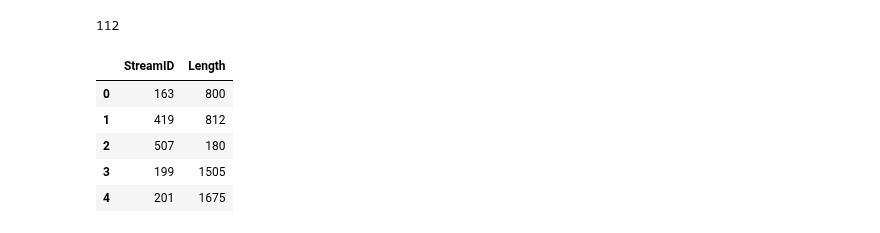
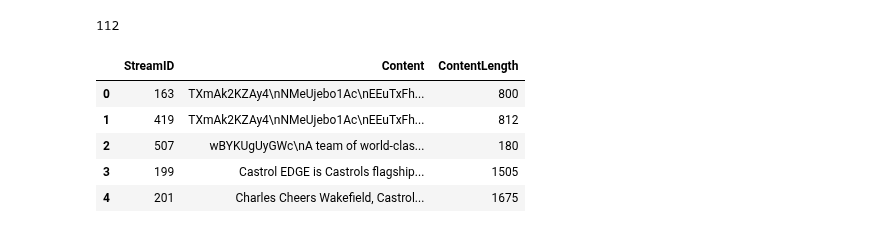
Before and after one commit to ace-racer/ContextualRecommender, a Jupyter notebook: jupyter_notebooks/stream_content_descriptive_text_analysis.ipynb, the cells around one changed output. Saved outputs shown, nothing was run; the diff lists cells and outputs as text; code cells hidden in the pictures.

Commit message:
Get required details in a dataframe

```diff
--- a/jupyter_notebooks/stream_content_descriptive_text_analysis.ipynb
+++ b/jupyter_notebooks/stream_content_descriptive_text_analysis.ipynb
@@ -62,20 +62,20 @@ len(stream_details_dict)
 # %%
 ## So we have 112 documents with the contents given by the values
 
 # what is the content length
-content_num_characters_dict = {k: len(stream_details_dict[k]) for k in stream_details_dict}
-content_num_characters_df = pd.DataFrame(list(content_num_characters_dict.items()), columns = ["StreamID", "Length"])
-content_num_characters_df.head()
+stream_details_df = pd.DataFrame(list(stream_details_dict.items()), columns = ["StreamID", "Content"])
+stream_details_df["ContentLength"] = stream_details_df["Content"].str.len()
+stream_details_df.head()
 # largest, average and minimum
 # convert case, remove punctuations
 # stem the words
 # check the frequencies
 # perform TF-IDF to get the scores for words for each document
 # generate the tags based on the TF-IDF scores
 # %% [output]
-|  | StreamID | Length |
-| 0 | 163 | 800 |
-| 1 | 419 | 812 |
-| 2 | 507 | 180 |
-| 3 | 199 | 1505 |
-| 4 | 201 | 1675 |
+|  | StreamID | Content | ContentLength |
+| 0 | 163 | TXmAk2KZAy4\nNMeUjebo1Ac\nEEuTxFh... | 800 |
+| 1 | 419 | TXmAk2KZAy4\nNMeUjebo1Ac\nEEuTxFh... | 812 |
+| 2 | 507 | wBYKUgUyGWc\nA team of world-clas... | 180 |
+| 3 | 199 | Castrol EDGE is Castrols flagship... | 1505 |
+| 4 | 201 | Charles Cheers Wakefield, Castrol... | 1675 |
```
